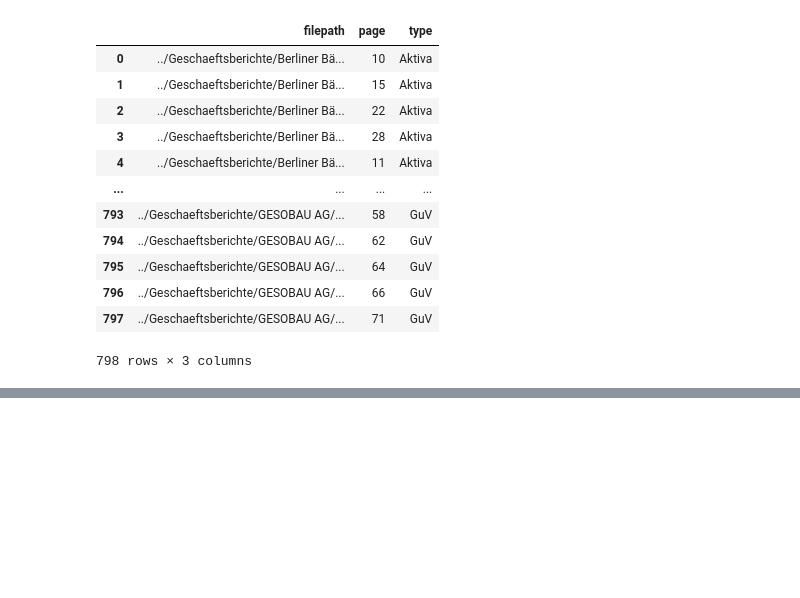
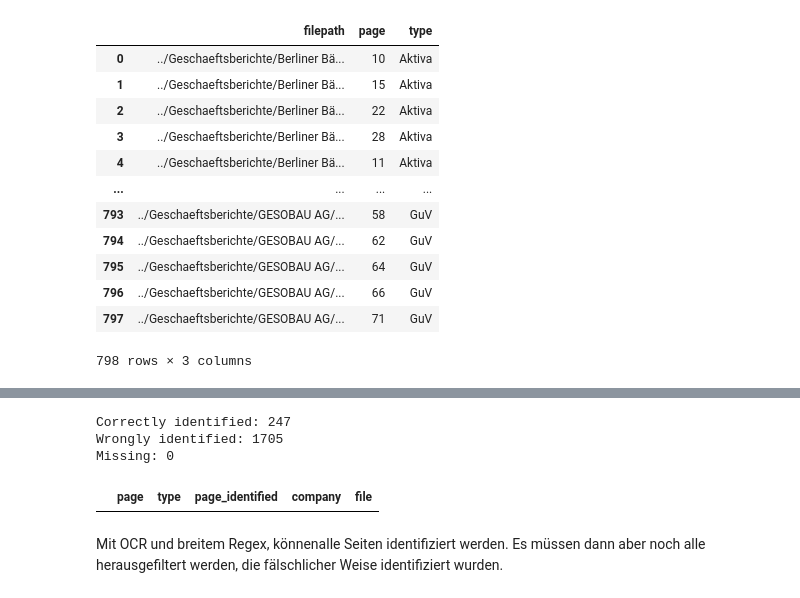
Before and after one commit to Famondir/Thesis, a Jupyter notebook: Python/page_detection_benchmark.ipynb, the cells around one changed output, grey strips where cells are left out. Drawn from its saved outputs; the diff is of its cells as text; code cells hidden in the pictures; blank space fills up the shorter version.

```diff
--- a/Python/page_detection_benchmark.ipynb
+++ b/Python/page_detection_benchmark.ipynb
@@ -235,0 +352,28 @@ ben_df2['missing']
+# %%
+regex_patterns_3 = {
+    "Aktiva": [
+        r"aktiva|aktivseite|a k t i v a|a k t i v s e i t e|anlageverm.{1,2}gen",
+        r"((20\d{2}).*(20\d{2}))|((20\d{2}).*vorjahr)|vorjahr"
+    ],
+    "Passiva": [
+        r"passiva|passivseite|p a s s i v a|p a s s i v s e i t e|eigenkapital",
+        r"((20\d{2}).*(20\d{2}))|((20\d{2}).*vorjahr)|vorjahr"
+    ],
+    "GuV": [
+        r"gewinn",
+        r"verlust",
+        r"rechnung",
+        r"((20\d{2}).*(20\d{2}))|vorjahr"
+    ]
+}
+
+page_identifier_regex_3_ocr = PageIdentifierRegex(
+    # base_dir = "../Geschaeftsberichte/Berlin Energie und Netzholding/",
+    base_dir = "../Geschaeftsberichte/",
+    result_dir= "../benchmark_results/page_identification/regex_3",
+    regex_patterns = regex_patterns_3,
+    verbose = True,
+    ocr = True
+)
+
+# page_identifier_regex_3_ocr.walk_dir()
@@ -235,0 +398,11 @@ ben_df2['missing']
+# %%
+df3_ocr = page_identifier_regex_3_ocr.get_dataframe()
+ben_df3_ocr = benchmark(df3_ocr)
+ben_df3_ocr['missing']
+# %% [output]
+Correctly identified: 247
+Wrongly identified: 1705
+Missing: 0
+|  | page | type | page_identified | company | file |
+# %% [markdown]
+Mit OCR und breitem Regex, könnenalle Seiten identifiziert werden. Es müssen dann aber noch alle herausgefiltert werden, die fälschlicher Weise identifiziert wurden.
```
Also changed, not shown: parts of 15 cells of this notebook.
